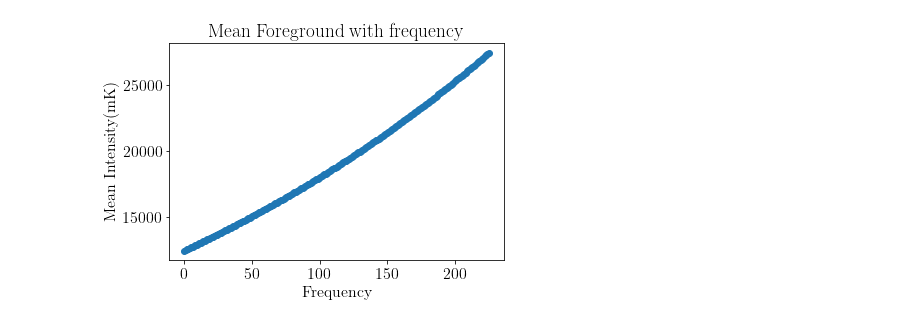
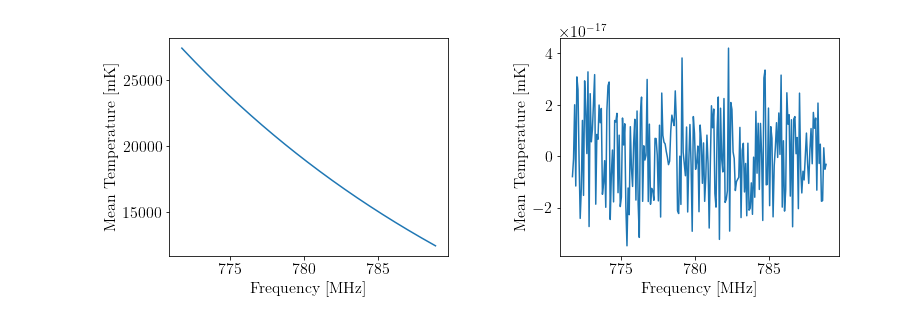
Before and after one commit to graciemcgill/ForegroundCleaningWithPCA, a Jupyter notebook: EXPLORING_THE_DATA.ipynb, the cells around one changed output. Cells and saved outputs as stored; diff of their text form; code cells hidden in the pictures.

```diff
--- a/EXPLORING_THE_DATA.ipynb
+++ b/EXPLORING_THE_DATA.ipynb
@@ -21,4 +26,11 @@ The data used here comes from https://github.com/IntensityTools/MultipoleExpansi
 more info about the data, as well: frequency range, mention the shape and the physical dimensions of the image and the units of intenisties/temperatures
+# %%
+### GET FREQUENCY RANGE OF DATA FOR PLOTTING ###
+zz = np.linspace(0.8,0.84,nz)
+
+v = 1420/(1+zz)#frequency range
+
+extent=[np.min(v),np.max(v),np.min(v),np.max(v)]
 # %%
 T_ALL = T_HI + T_FG #combine signal and foreground
 # %%
@@ -80,17 +112,26 @@ This is shown for the mean frequency of each map (both with and without mean-cen
 # %%
-### PLOT OF VARIATION OF FOREGROUND MEAN WITH FREQUENCY###
+### PLOT OF VARIATION OF FOREGROUND AND SIGNAL WITH FREQUENCY###
+fig = plt.figure(figsize=(12,4))
+fig.subplots_adjust(wspace=0.4)
 
 fg_mean = np.zeros(nz)
 for i in range(nz):         #find mean intensity of foreground for each map
     r_mean = np.mean(T_FG[:,:,i])
     fg_mean[i] = r_mean
 
-x = np.linspace(0,225,num=225)
+plt.subplot(121)
+plt.plot(v,fg_mean)
+plt.xlabel("Frequency [MHz]")
+plt.ylabel("Mean Temperature [mK]")
 
-plt.scatter(x,fg_mean)
-plt.title("Mean Foreground with frequency")
-plt.xlabel("Frequency")
-plt.ylabel("Mean Intensity(mK)")
-plt.show()
+HI_mean = np.zeros(nz)
+for i in range(nz):         #find mean intensity of foreground for each map
+    r_mean = np.mean(T_HI[:,:,i])
+    HI_mean[i] = r_mean
+
+plt.subplot(122)
+plt.plot(v,HI_mean)
+plt.xlabel("Frequency [MHz]")
+plt.ylabel("Mean Temperature [mK]");
 # %% [output]
-[figure, old version]
+[figure, new version]
```
Also changed, not shown: parts of 22 cells of this notebook.
